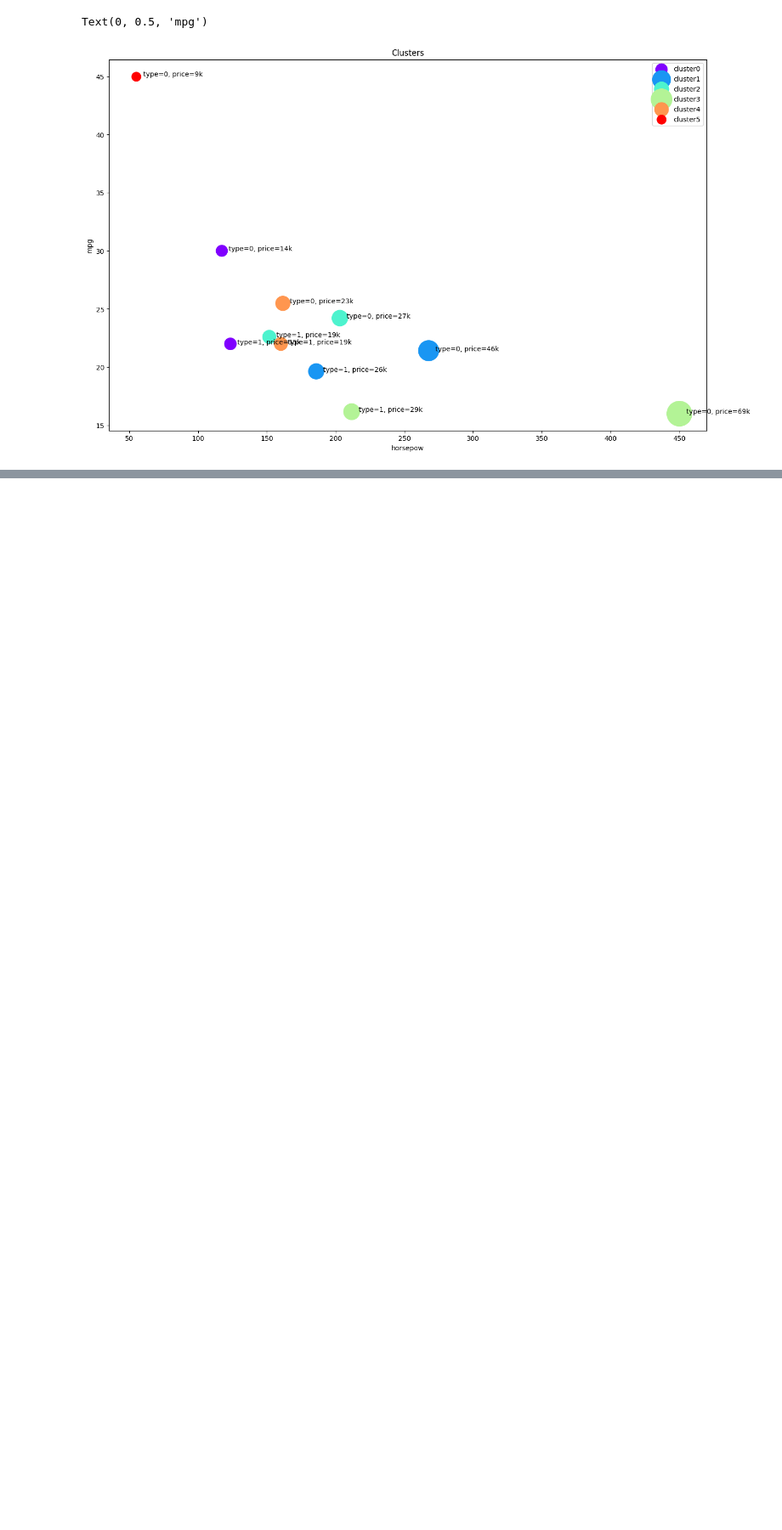
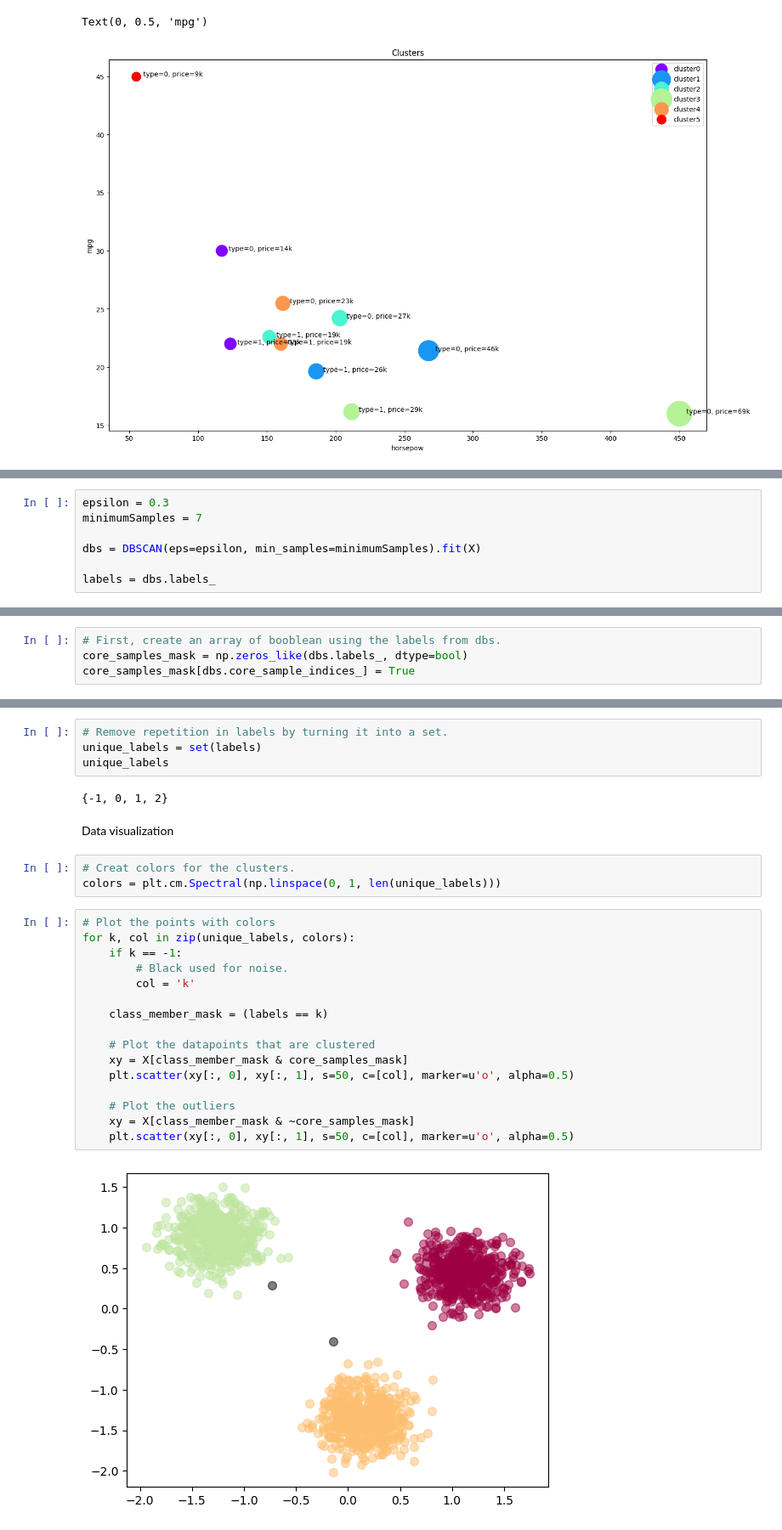
Before and after one commit to AliShariatian/Machine-Learning-Practices, a Jupyter notebook: Jadi/01 - Jadi.ipynb, the cells around one changed output, grey strips where cells are left out. Shown at 85% size. Saved outputs shown, nothing was run; the diff lists cells and outputs as text; blank space fills up the shorter version.

```diff
--- a/Jadi/01 - Jadi.ipynb
+++ b/Jadi/01 - Jadi.ipynb
@@ -2909,0 +2952,7 @@ Text(0, 0.5, 'mpg')
+# %%
+epsilon = 0.3
+minimumSamples = 7
+
+dbs = DBSCAN(eps=epsilon, min_samples=minimumSamples).fit(X)
+
+labels = dbs.labels_
@@ -2909,0 +2971,4 @@ Text(0, 0.5, 'mpg')
+# %%
+# First, create an array of booblean using the labels from dbs.
+core_samples_mask = np.zeros_like(dbs.labels_, dtype=bool)
+core_samples_mask[dbs.core_sample_indices_] = True
@@ -2909,0 +3002,29 @@ Text(0, 0.5, 'mpg')
+# %%
+# Remove repetition in labels by turning it into a set.
+unique_labels = set(labels)
+unique_labels
+# %% [output]
+{-1, 0, 1, 2}
+# %% [markdown]
+Data visualization
+# %%
+# Creat colors for the clusters.
+colors = plt.cm.Spectral(np.linspace(0, 1, len(unique_labels)))
+# %%
+# Plot the points with colors
+for k, col in zip(unique_labels, colors):
+    if k == -1:
+        # Black used for noise.
+        col = 'k'
+
+    class_member_mask = (labels == k)
+
+    # Plot the datapoints that are clustered
+    xy = X[class_member_mask & core_samples_mask]
+    plt.scatter(xy[:, 0], xy[:, 1], s=50, c=[col], marker=u'o', alpha=0.5)
+
+    # Plot the outliers
+    xy = X[class_member_mask & ~core_samples_mask]
+    plt.scatter(xy[:, 0], xy[:, 1], s=50, c=[col], marker=u'o', alpha=0.5)
+# %% [output]
+[figure, added]
```
Also changed, not shown: parts of 35 cells of this notebook, 2 other files.
